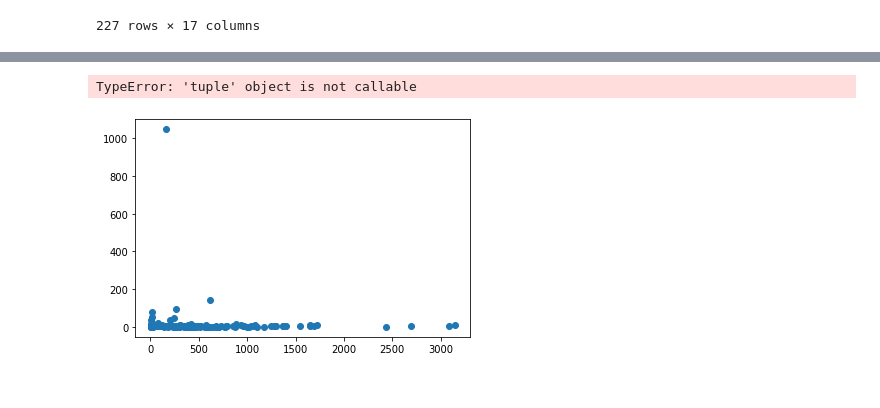
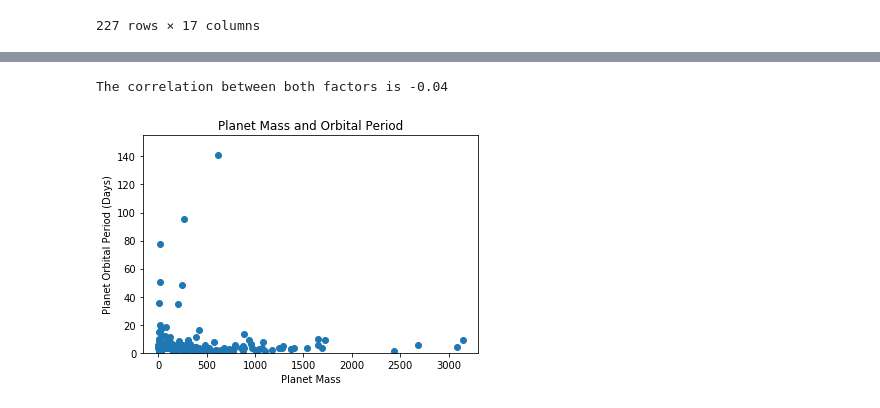
Before and after one commit to jonsb-coding/Stellar_Research, a Jupyter notebook: AY/CleanData.ipynb, the cells around one changed output, grey strips where cells are left out. Drawn from its saved outputs; the diff is of its cells as text; code cells hidden in the pictures.

Commit message:
Added Visuals

```diff
--- a/AY/CleanData.ipynb
+++ b/AY/CleanData.ipynb
@@ -149,16 +119,20 @@ Values above 7.90739095 could be outliers.
 # %%
 x_axis = test_df["Planet_Mass"]
 y_axis = test_df["Planet_Orbital_Period(Days)"]
 
 
 plt.scatter(x_axis,y_axis)
 
-plt.ylim((0,400))
+plt.xlabel("Planet Mass")
+plt.ylabel("Planet Orbital Period (Days)")
+plt.title("Planet Mass and Orbital Period")
 
-plt.show()
+plt.ylim(0,155)
+
+
 
 correlation = st.pearsonr(x_axis,y_axis)
 print(f"The correlation between both factors is {round(correlation[0],2)}")
 # %% [output]
-TypeError: 'tuple' object is not callable
+The correlation between both factors is -0.04
-[figure, old version]
+[figure, new version]
```
Also changed, not shown: parts of 4 cells of this notebook.
